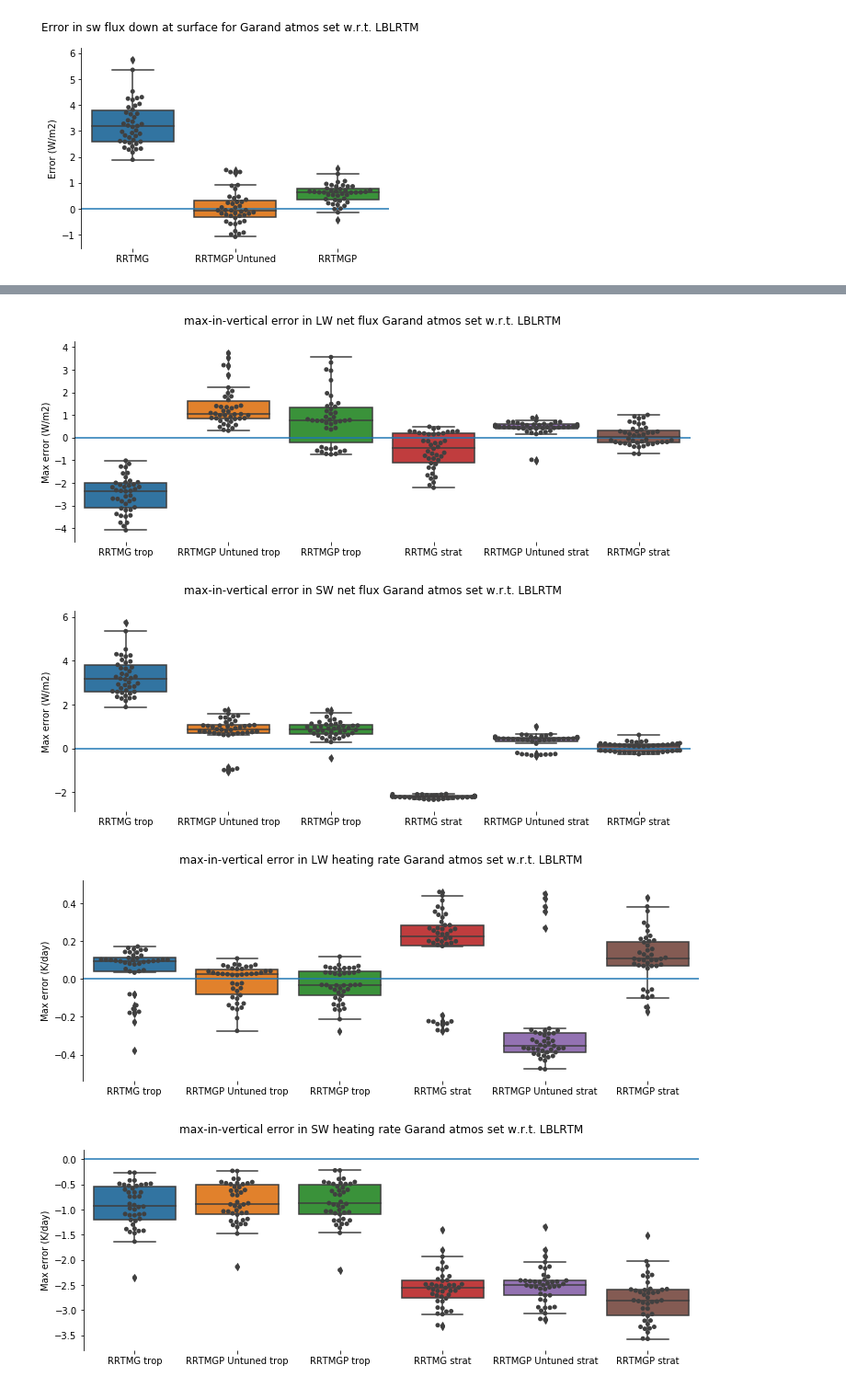
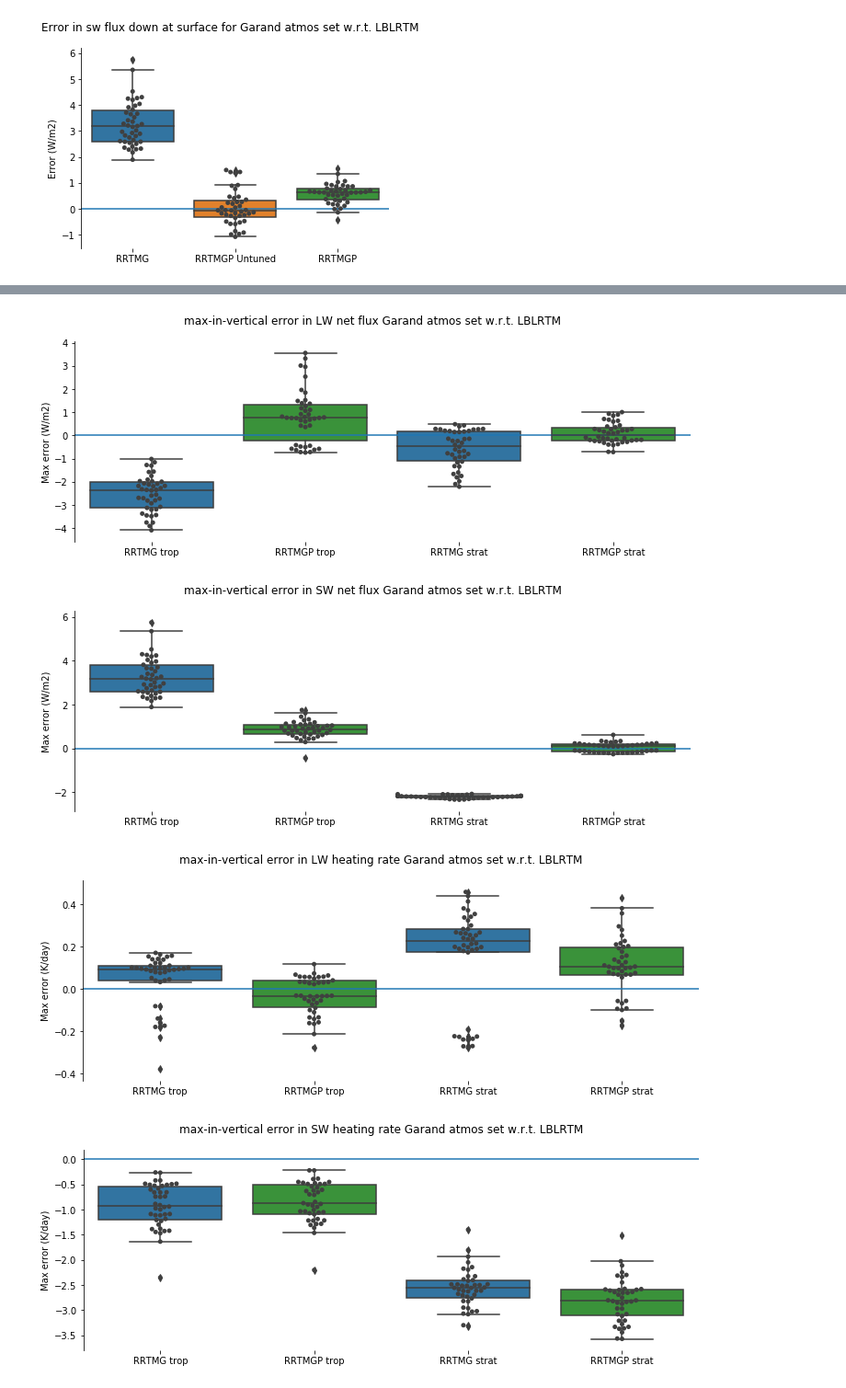
Before and after one commit to RobertPincus/rte-rrtmgp-paper-figures, a Jupyter notebook: RTE+RRMTGP-Paper-Figures.ipynb, the cells around one changed output, grey strips where cells are left out. Shown at 92% size. Saved outputs shown, nothing was run; the diff lists cells and outputs as text; code cells hidden in the pictures.

Commit message:
Simplified figures, better use of xarray constructs for RFMIP.

```diff
--- a/RTE+RRMTGP-Paper-Figures.ipynb
+++ b/RTE+RRMTGP-Paper-Figures.ipynb
@@ -66,8 +68,13 @@ def compute_error_range(location, quantity, ref_file, test_files):
     [tf.close() for tf in tst_ds]
     return(errs.minval(), errs.maxval())
 
-def plot_err_distribution(axes, errs, test_labels, ylabel = "Error"):
-    sb.boxplot(data = errs)
+def plot_err_distribution(axes, errs, test_labels, ylabel = "Error", colors = None):
+    if colors == None:
+        sb.boxplot(data = errs)
+    else:
+        default = sb.color_palette(palette = None)
+        sb.boxplot(data = errs, palette = sb.color_palette([default[c] for c in colors]))
+
     sb.swarmplot(data = errs, color = "0.25")
     axes.set_ylabel(ylabel)
     axes.set_xticklabels(test_labels)
@@ -295,0 +328,20 @@ plt.savefig("sw-sfc-total-error.pdf", dpi=600)
+# %%
+fig = plt.figure()
+axes = fig.add_subplot(111)
+plot_single_level_errs(fig, axes, "toa", "flux_up", sw_charts_file, \
+                      [sw_rrtmg_file, sw_rrtmgp_default_file], \
+                      ["RRTMG", "RRTMGP"], colors = [0,2])
+sb.despine()
+axes.spines["bottom"].set_visible(False)
+fig.suptitle("Error in sw flux up at TOA for Garand atmos set w.r.t. LBLRTM")
+plt.savefig("sw-toa-total-error.pdf", dpi=600)
+
+fig = plt.figure()
+axes = fig.add_subplot(111)
+plot_single_level_errs(fig, axes, "sfc", "flux_dn", sw_charts_file, \
+                      [sw_rrtmg_file, sw_rrtmgp_default_file], \
+                      ["RRTMG", "RRTMGP"], colors = [0,2])
+sb.despine()
+axes.spines["bottom"].set_visible(False)
+fig.suptitle("Error in sw flux down at surface for Garand atmos set w.r.t. LBLRTM")
+plt.savefig("sw-sfc-total-error.pdf", dpi=600)
@@ -314,7 +369,7 @@ def extract_max_abs_err_in_vert(errs, vaxis='lev'):
     max_neg = errs.min(dim=vaxis)
     return(max_pos.where(max_pos > -max_neg, max_neg))
 
-def plot_max_vert_err_distribution(axes, quantity, ref_file, test_files, test_labels, factor=1., yaxisunits="W/m2"):
+def plot_max_vert_err_distribution(axes, quantity, ref_file, test_files, test_labels, factor=1., yaxisunits="W/m2", colors = None):
     ref_ds = xr.open_dataset(ref_file)
     tst_ds = [xr.open_dataset(f) for f in test_files]
     vaxis = "lay" if "lay" in ref_ds.variables[quantity].dims else "lev"
@@ -339,7 +394,7 @@ def plot_max_vert_err_distribution(axes, quantity, ref_file, test_files, test_la
 
 
     labs = [t + " " + l for l in ["trop", "strat"] for t in test_labels]
-    plot_err_distribution(axes, errs, labs, ylabel = "Max error (" +  yaxisunits +")")
+    plot_err_distribution(axes, errs, labs, ylabel = "Max error (" +  yaxisunits +")", colors = colors)
 
     [tf.close() for tf in tst_ds]
     ref_ds.close()
@@ -349,8 +404,8 @@ x, y = plt.rcParams["figure.figsize"]
 fig = plt.figure(figsize=(x*2, y))
 axes = fig.subplots(1,1)
 plot_max_vert_err_distribution(axes, "flux_net", lw_lblrtm_file, \
-                      [lw_rrtmg_file, lw_rrtmgp_untuned_file, lw_rrtmgp_default_file], \
-                      ["RRTMG", "RRTMGP Untuned", "RRTMGP"])
+                      [lw_rrtmg_file, lw_rrtmgp_default_file], \
+                      ["RRTMG", "RRTMGP"], colors = [0, 2, 0, 2])
 sb.despine()
 axes.spines["bottom"].set_visible(False)
 fig.suptitle("max-in-vertical error in LW net flux Garand atmos set w.r.t. LBLRTM")
@@ -359,36 +414,36 @@ plt.savefig("lw-error-net.pdf", dpi=600)
 fig = plt.figure(figsize=(x*2, y))
 axes = fig.subplots(1,1)
 plot_max_vert_err_distribution(axes, "flux_net", sw_charts_file, \
-                      [sw_rrtmg_file, sw_rrtmgp_untuned_file, sw_rrtmgp_default_file], \
-                      ["RRTMG", "RRTMGP Untuned", "RRTMGP"])
+                      [sw_rrtmg_file, sw_rrtmgp_default_file], \
+                      ["RRTMG", "RRTMGP"], colors = [0, 2, 0, 2])
 sb.despine()
 axes.spines["bottom"].set_visible(False)
 fig.suptitle("max-in-vertical error in SW net flux Garand atmos set w.r.t. LBLRTM")
-plt.savefig("lw-error-net.pdf", dpi=600)
+plt.savefig("sw-error-net.pdf", dpi=600)
 # %% [output]
-[figure, old version]
+[figure, new version]
-[figure, old version]
+[figure, new version]
 # %%
 x, y = plt.rcParams["figure.figsize"]
 fig = plt.figure(figsize=(x*2, y))
 axes = fig.add_subplot(111)
 plot_max_vert_err_distribution(axes, "heating_rate", lw_lblrtm_file, \
-                      [lw_rrtmg_file, lw_rrtmgp_untuned_file, lw_rrtmgp_default_file] , \
-                      ["RRTMG", "RRTMGP Untuned", "RRTMGP"], factor=86400.,yaxisunits="K/day")
+                      [lw_rrtmg_file, lw_rrtmgp_default_file], \
+                      ["RRTMG", "RRTMGP"], factor=86400., yaxisunits="K/day", colors = [0, 2, 0, 2])
 sb.despine()
 axes.spines["bottom"].set_visible(False)
 fig.suptitle("max-in-vertical error in LW heating rate Garand atmos set w.r.t. LBLRTM")
 plt.savefig("lw-error-hr.pdf", dpi=600)
 
 fig = plt.figure(figsize=(x*2, y))
 axes = fig.add_subplot(111)
 plot_max_vert_err_distribution(axes, "heating_rate", sw_charts_file, \
-                      [sw_rrtmg_file,  sw_rrtmgp_untuned_file, sw_rrtmgp_default_file], \
-                      ["RRTMG", "RRTMGP Untuned", "RRTMGP"], factor=86400.,yaxisunits="K/day")
+                      [sw_rrtmg_file,  sw_rrtmgp_default_file], \
+                      ["RRTMG", "RRTMGP"], factor=86400., yaxisunits="K/day", colors = [0, 2, 0, 2])
 sb.despine()
 axes.spines["bottom"].set_visible(False)
 fig.suptitle("max-in-vertical error in SW heating rate Garand atmos set w.r.t. LBLRTM")
 plt.savefig("sw-error-hr.pdf", dpi=600)
 # %% [output]
-[figure, old version]
+[figure, new version]
-[figure, old version]
+[figure, new version]
```
Also changed, not shown: parts of 9 cells of this notebook, 1 other file.
